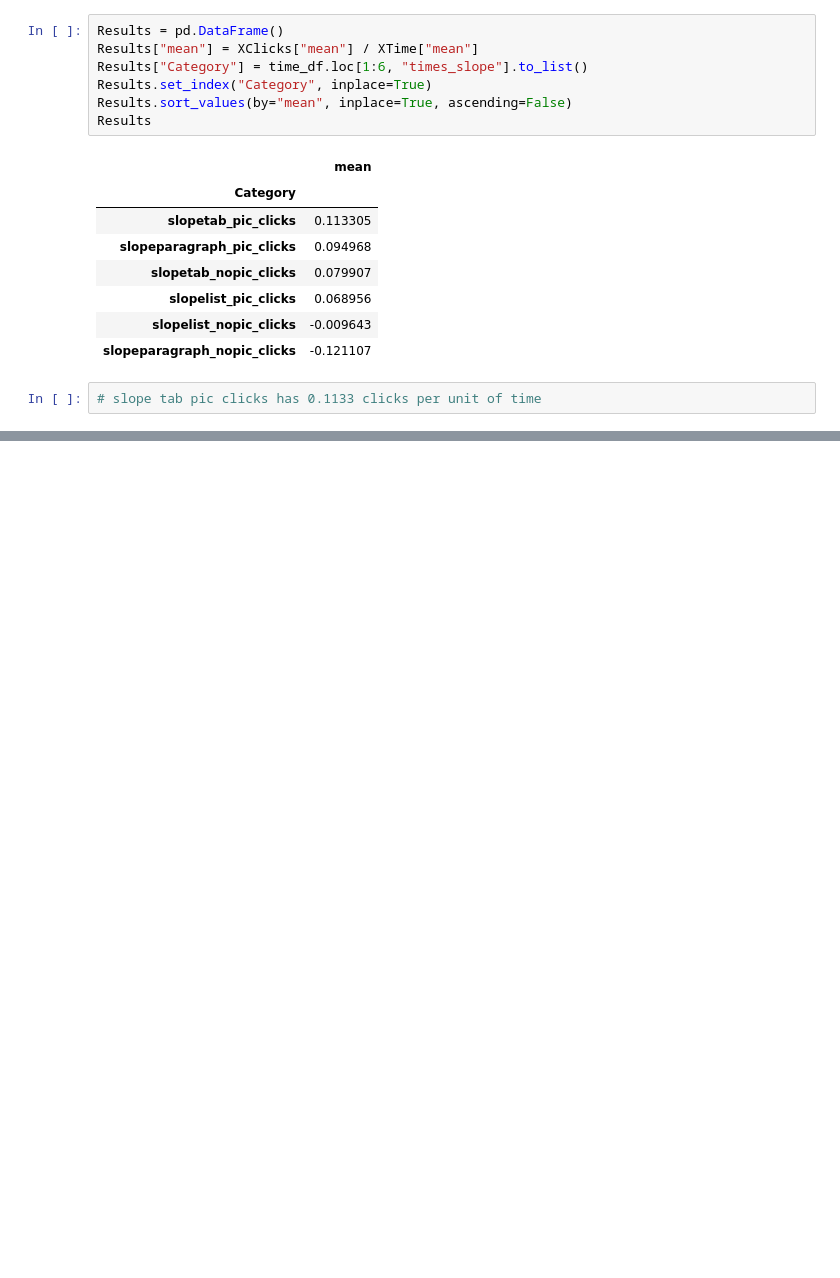
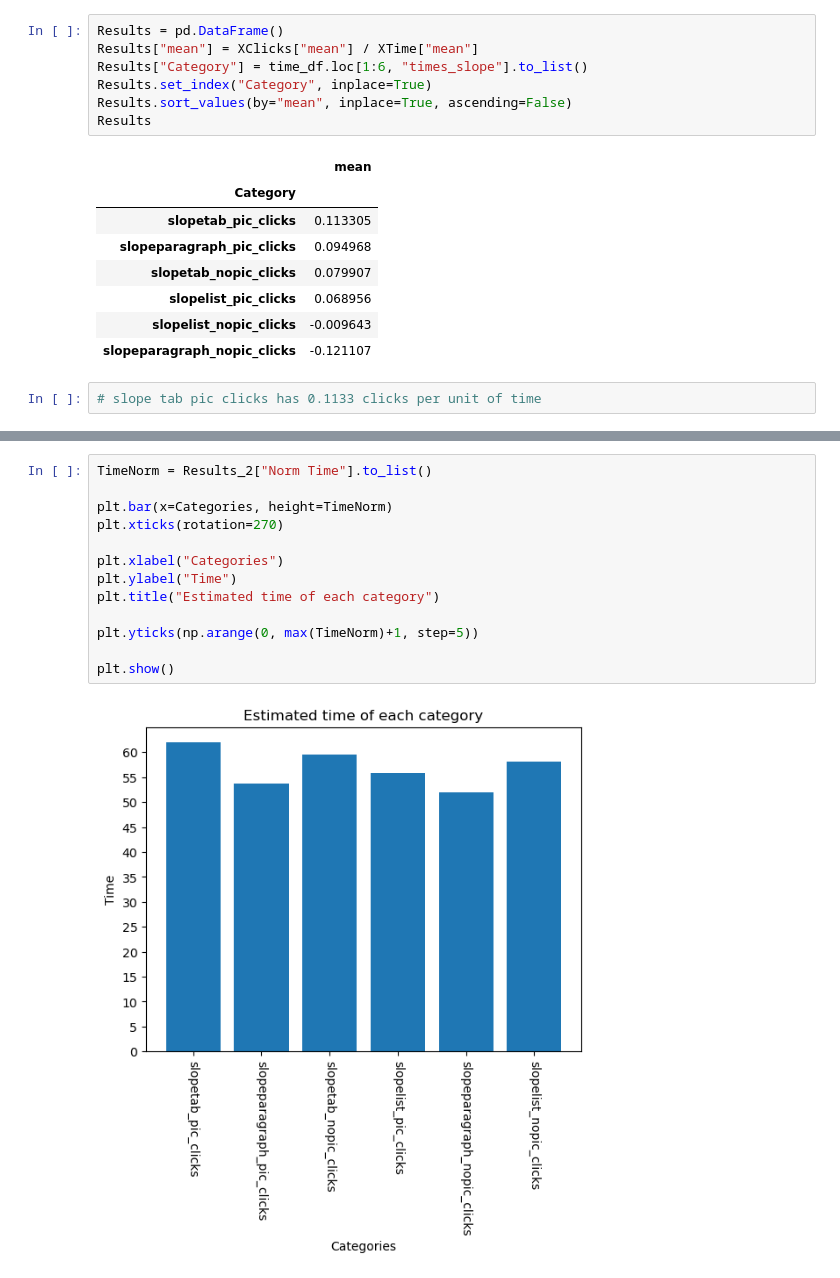
Before and after one commit to anoobis-bot/HCI-Data-Analysis, a Jupyter notebook: clicks_time.ipynb, the cells around one changed output, grey strips where cells are left out. Saved outputs shown, nothing was run; the diff lists cells and outputs as text; blank space fills up the shorter version.

```diff
--- a/clicks_time.ipynb
+++ b/clicks_time.ipynb
@@ -75,0 +129,15 @@ Results
+# %%
+TimeNorm = Results_2["Norm Time"].to_list()
+
+plt.bar(x=Categories, height=TimeNorm)
+plt.xticks(rotation=270)
+
+plt.xlabel("Categories")
+plt.ylabel("Time")
+plt.title("Estimated time of each category")
+
+plt.yticks(np.arange(0, max(TimeNorm)+1, step=5))
+
+plt.show()
+# %% [output]
+[figure, added]
```
Also changed, not shown: parts of 4 cells of this notebook.
